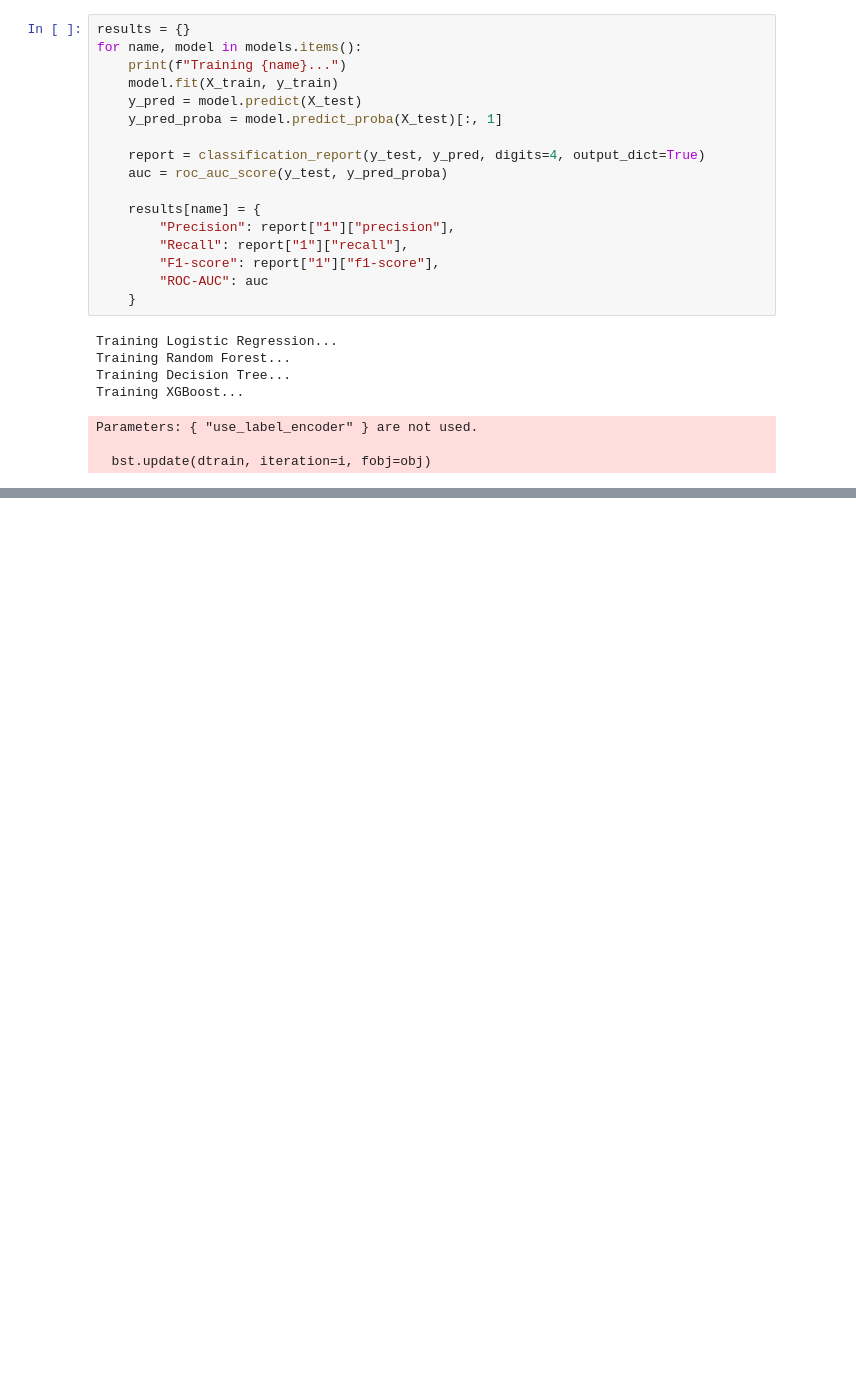
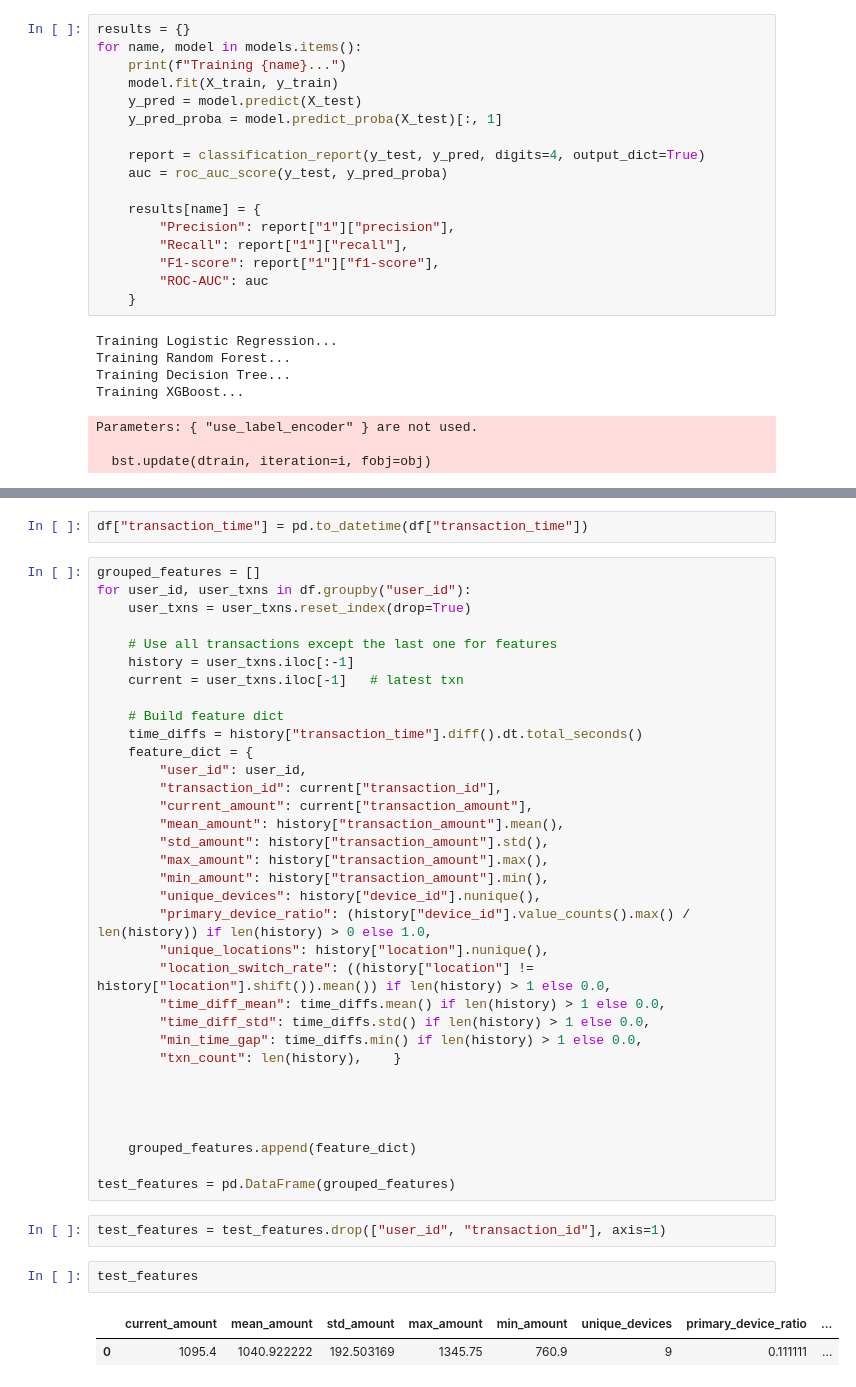
Before and after one commit to v-Shivaprasad/UPI-fraud_detection, a Jupyter notebook: train.ipynb, the cells around one changed output, grey strips where cells are left out. Saved outputs shown, nothing was run; the diff lists cells and outputs as text; blank space fills up the shorter version.

```diff
--- a/train.ipynb
+++ b/train.ipynb
@@ -277,0 +266,43 @@ print(results)
+# %%
+df["transaction_time"] = pd.to_datetime(df["transaction_time"])
+# %%
+grouped_features = []
+for user_id, user_txns in df.groupby("user_id"):
+    user_txns = user_txns.reset_index(drop=True)
+
+    # Use all transactions except the last one for features
+    history = user_txns.iloc[:-1]
+    current = user_txns.iloc[-1]   # latest txn
+
+    # Build feature dict
+    time_diffs = history["transaction_time"].diff().dt.total_seconds()
+    feature_dict = {
+        "user_id": user_id,
+        "transaction_id": current["transaction_id"],
+        "current_amount": current["transaction_amount"],
+        "mean_amount": history["transaction_amount"].mean(),
+        "std_amount": history["transaction_amount"].std(),
+        "max_amount": history["transaction_amount"].max(),
+        "min_amount": history["transaction_amount"].min(),
+        "unique_devices": history["device_id"].nunique(),
+        "primary_device_ratio": (history["device_id"].value_counts().max() / len(history)) if len(history) > 0 else 1.0,
+        "unique_locations": history["location"].nunique(),
+        "location_switch_rate": ((history["location"] != history["location"].shift()).mean()) if len(history) > 1 else 0.0,
+        "time_diff_mean": time_diffs.mean() if len(history) > 1 else 0.0,
+        "time_diff_std": time_diffs.std() if len(history) > 1 else 0.0,
+        "min_time_gap": time_diffs.min() if len(history) > 1 else 0.0,
+        "txn_count": len(history),    }
+
+
+
+
+    grouped_features.append(feature_dict)
+
+test_features = pd.DataFrame(grouped_features)
+# %%
+test_features = test_features.drop(["user_id", "transaction_id"], axis=1)
+# %%
+test_features
+# %% [output]
+|  | current_amount | mean_amount | std_amount | max_amount | min_amount | unique_devices | primary_device_ratio | ... |
+| 0 | 1095.4 | 1040.922222 | 192.503169 | 1345.75 | 760.9 | 9 | 0.111111 | ... |
```
Also changed, not shown: parts of 21 cells of this notebook, 5 other files.
